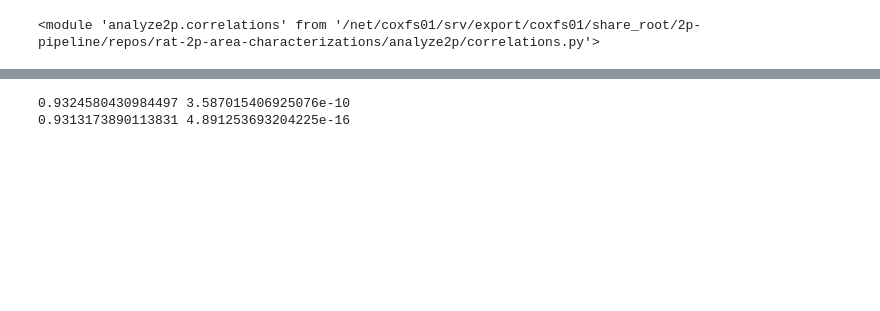
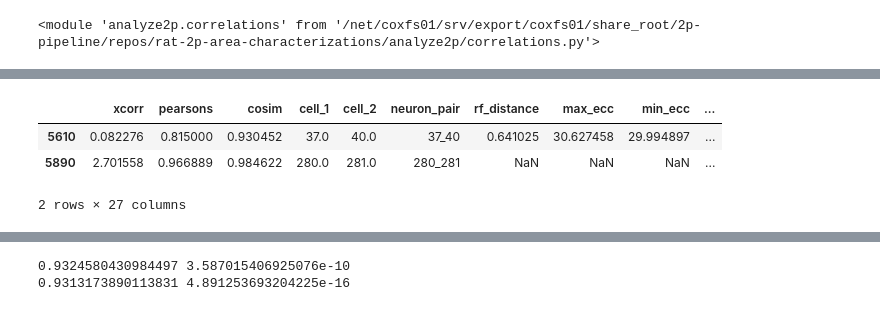
Before and after one commit to julianarhee/rat-2p-area-characterizations, a Jupyter notebook: analyze2p/gratings/correlate_tuning_curves.ipynb, the cells around one changed output, grey strips where cells are left out. Saved outputs shown, nothing was run; the diff lists cells and outputs as text; code cells hidden in the pictures; blank space fills up the shorter version.

```diff
--- a/analyze2p/gratings/correlate_tuning_curves.ipynb
+++ b/analyze2p/gratings/correlate_tuning_curves.ipynb
@@ -532,0 +823,7 @@ df['distance_group_label'] = [int(d) if not np.isnan(d) else d \
+# %%
+df[(df.cortical_distance<=25)]
+# %% [output]
+|  | xcorr | pearsons | cosim | cell_1 | cell_2 | neuron_pair | rf_distance | max_ecc | min_ecc | ... |
+| 5610 | 0.082276 | 0.815000 | 0.930452 | 37.0 | 40.0 | 37_40 | 0.641025 | 30.627458 | 29.994897 | ... |
+| 5890 | 2.701558 | 0.966889 | 0.984622 | 280.0 | 281.0 | 280_281 | NaN | NaN | NaN | ... |
+2 rows × 27 columns
```
Also changed, not shown: parts of 41 cells of this notebook, 4 other files.
